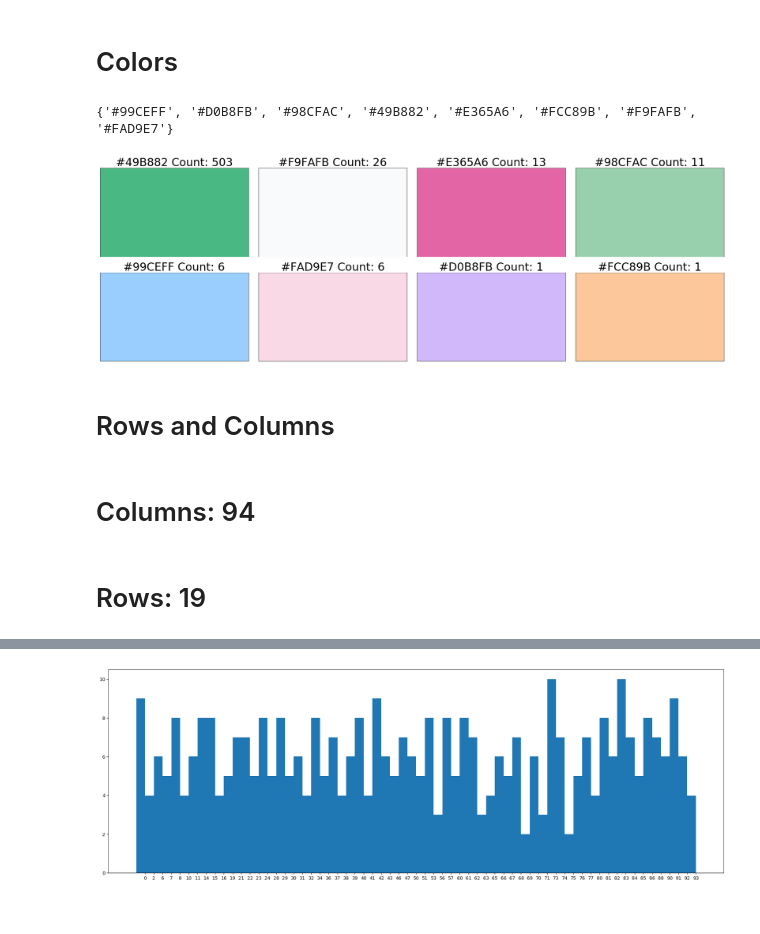
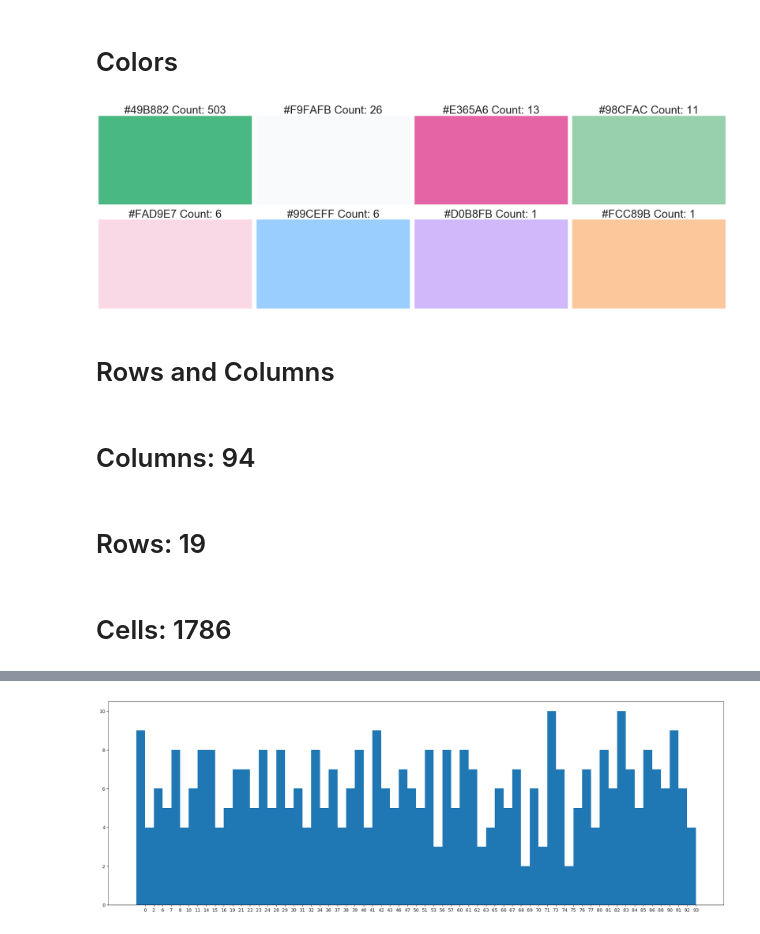
Before and after one commit to matthewsommer/experior, a Jupyter notebook: python/dotcipher/dotcipher.ipynb, the cells around one changed output, grey strips where cells are left out. Drawn from its saved outputs; the diff is of its cells as text; code cells hidden in the pictures.

```diff
--- a/python/dotcipher/dotcipher.ipynb
+++ b/python/dotcipher/dotcipher.ipynb
@@ -103,5 +108,5 @@ class Circle(object):
 # %%
-class CirclesController(object):
+class DataController(object):
     def __init__(self,xml):
         circles = []
         for circle in xml:
@@ -120,7 +125,7 @@ class CirclesController(object):
         for circle in self.circles:
             return circle.convert_to_xml()
 
-    def count(self):
+    def circleCount(self):
         return len(self.circles)
 
     def colors(self):
@@ -130,6 +135,26 @@ class CirclesController(object):
     def colorsCounter(self):
         self.colorCounts = Counter(circle.color for circle in self.circles).most_common()
         return self.colorCounts
+
+    def columns(self):
+        return sorted(set(circle.x for circle in self.circles))
+
+    def rows(self):
+        return sorted(set(circle.y for circle in self.circles))
+
+    def uniqueColorCircles(self):
+        return [circle for circle in self.circles if circle.color != "#49B882"]
+
+    def uniqueColorColumns(self):
+        return sorted(set(circle.x for circle in self.uniqueColorCircles()))
+    def uniqueColorRows(self):
+        return sorted(set(circle.y for circle in self.uniqueColorCircles()))
+
+    def circlesPerColumn(self):
+        return Counter(circle.x for circle in self.circles)
+
+    def circlesPerRow(self):
+        return Counter(circle.y for circle in self.circles)
 # %% [markdown]
 # Helper Functions
 # %%
@@ -164,44 +189,40 @@ Image(url= svg.export("center.svg").name)
 # %% [markdown]
 # Circles
 # %%
-circlesController = CirclesController(svg.circles())
-numCircles = circlesController.count()
+dataController = DataController(svg.circles())
+numCircles = dataController.circleCount()
 printmd('# Number of Circles: {}\n'.format(numCircles))
 # %% [output]
 # Number of Circles: 567
 # %% [markdown]
 # Colors
 # %%
-print(circlesController.colors())
-colorCounts = circlesController.colorsCounter() # Counter(circle.color for circle in circles).most_common()
 plt.figure(figsize=(24, 8))
-
 frame1 = plt.gca()
 frame1.axes.get_xaxis().set_visible(False)
 frame1.axes.get_yaxis().set_visible(False)
-
-for index, colorCount in enumerate(colorCounts):
+for index, colorCount in enumerate(dataController.colorsCounter()):
     ax1 = plt.subplot(2, 4, index + 1)
     ax1.set_title(colorCount[0] + " Count: " + str(colorCount[1]),fontsize= 30)
     ax1.set_xticks([])
     ax1.set_yticks([])
     ax1.set_facecolor(colorCount[0])
-
 plt.tight_layout()
 plt.show()
 # %% [output]
-{'#99CEFF', '#D0B8FB', '#98CFAC', '#49B882', '#E365A6', '#FCC89B', '#F9FAFB', '#FAD9E7'}
-[figure, old version]
+[figure, new version]
 # %% [markdown]
 # Rows and Columns
 # %%
-columns = sorted(set(circle.x for circle in circlesController.circles))
-numColumns = len(columns)
+numColumns = len(dataController.columns())
 printmd('# Columns: {}\n'.format(numColumns))
 
-rows = sorted(set(circle.y for circle in circlesController.circles))
-numRows = len(rows)
+numRows = len(dataController.rows())
 printmd('# Rows: {}\n'.format(numRows))
+
+cells = numColumns * numRows
+printmd('# Cells: {}\n'.format(cells))
 # %% [output]
 # Columns: 94
 # Rows: 19
+# Cells: 1786
```
Also changed, not shown: parts of 11 cells of this notebook.
